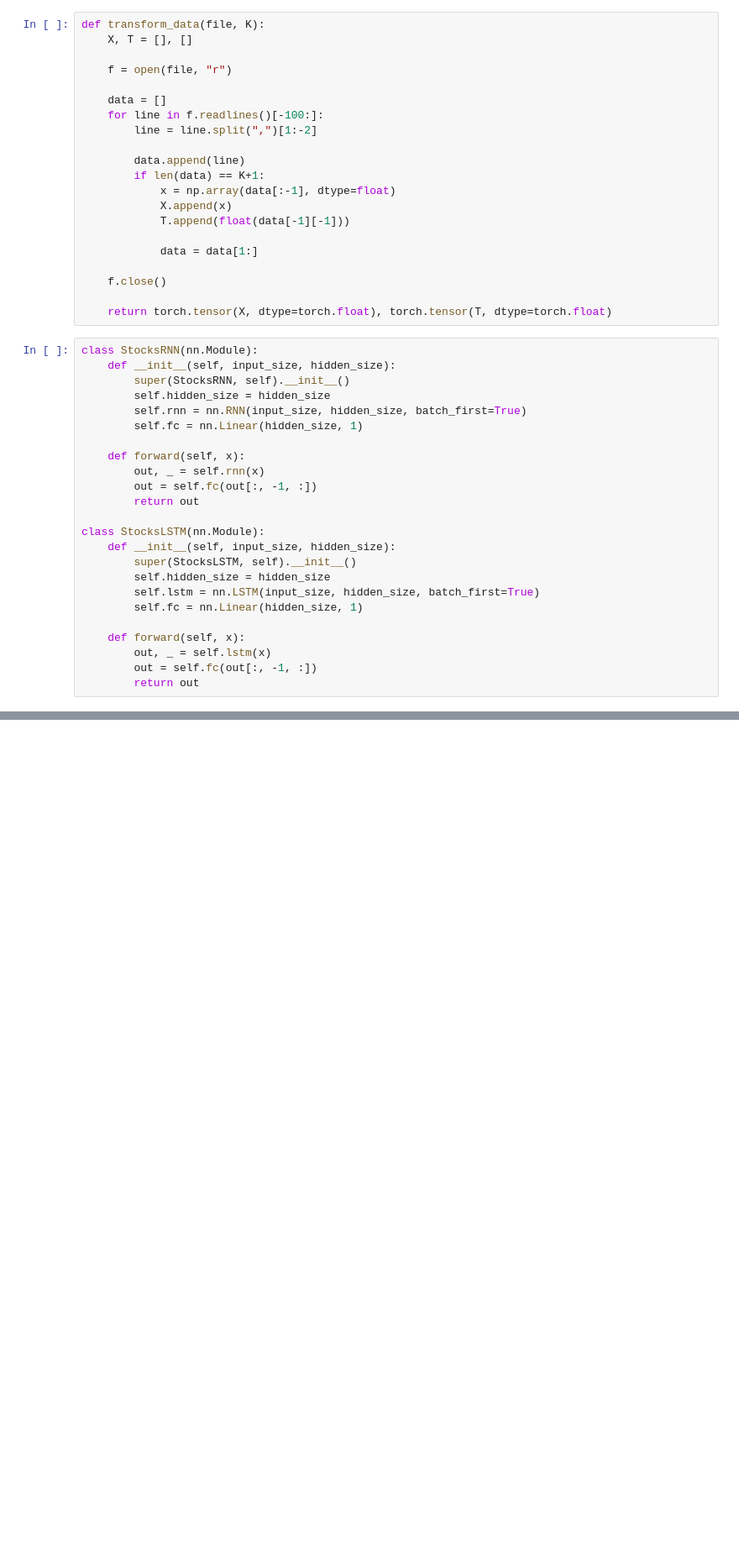
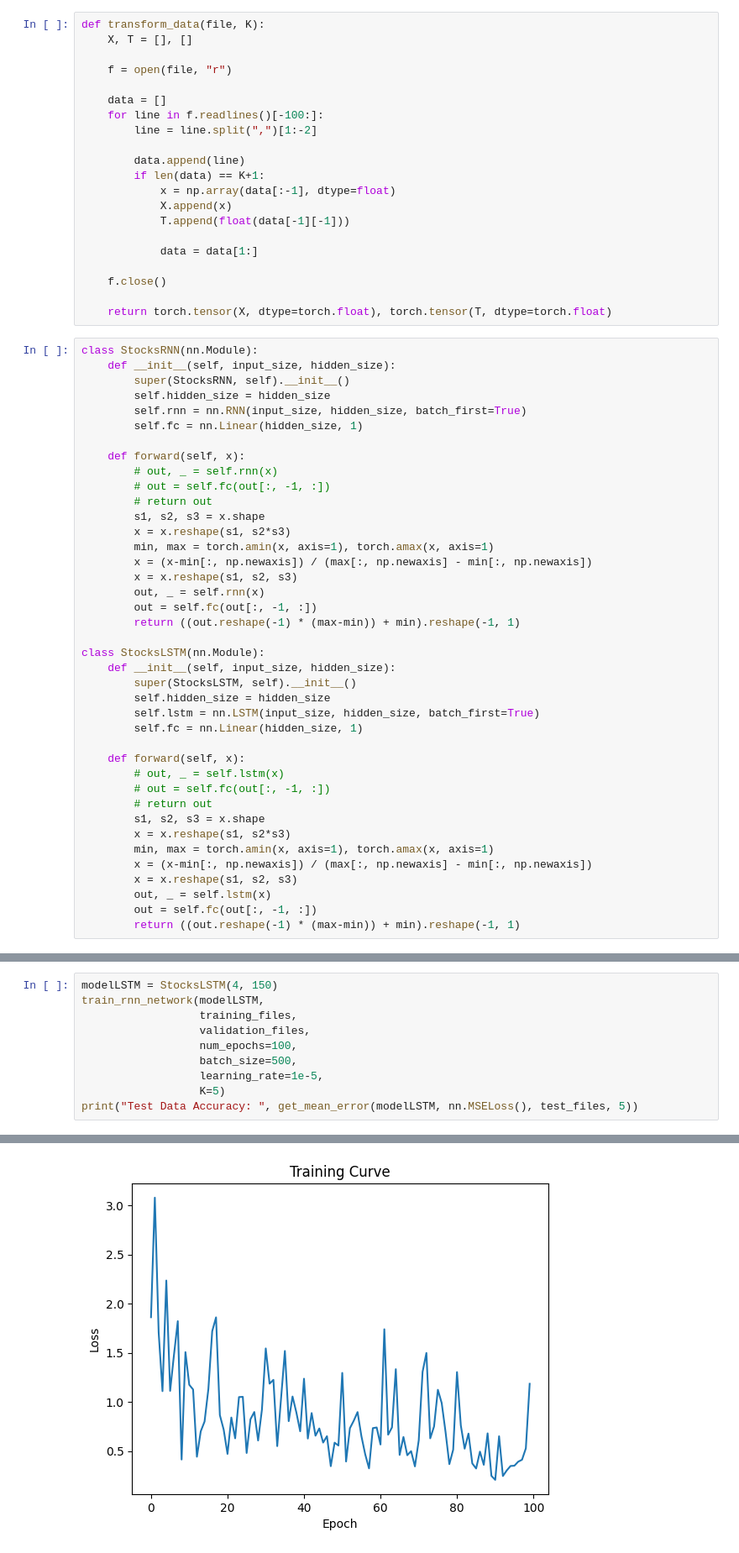
Before and after one commit to Kesavar-Kabilar/StocksRNN-PricePredictor, a Jupyter notebook: StocksRNN.ipynb, the cells around one changed output, grey strips where cells are left out. Shown at 84% size. Drawn from its saved outputs; the diff is of its cells as text; blank space fills up the shorter version.

```diff
--- a/StocksRNN.ipynb
+++ b/StocksRNN.ipynb
@@ -63,9 +65,17 @@ class StocksRNN(nn.Module):
         self.fc = nn.Linear(hidden_size, 1)
 
     def forward(self, x):
+        # out, _ = self.rnn(x)
+        # out = self.fc(out[:, -1, :])
+        # return out
+        s1, s2, s3 = x.shape
+        x = x.reshape(s1, s2*s3)
+        min, max = torch.amin(x, axis=1), torch.amax(x, axis=1)
+        x = (x-min[:, np.newaxis]) / (max[:, np.newaxis] - min[:, np.newaxis])
+        x = x.reshape(s1, s2, s3)
         out, _ = self.rnn(x)
         out = self.fc(out[:, -1, :])
-        return out
+        return ((out.reshape(-1) * (max-min)) + min).reshape(-1, 1)
 
 class StocksLSTM(nn.Module):
     def __init__(self, input_size, hidden_size):
@@ -75,6 +85,14 @@ class StocksLSTM(nn.Module):
         self.fc = nn.Linear(hidden_size, 1)
 
     def forward(self, x):
+        # out, _ = self.lstm(x)
+        # out = self.fc(out[:, -1, :])
+        # return out
+        s1, s2, s3 = x.shape
+        x = x.reshape(s1, s2*s3)
+        min, max = torch.amin(x, axis=1), torch.amax(x, axis=1)
+        x = (x-min[:, np.newaxis]) / (max[:, np.newaxis] - min[:, np.newaxis])
+        x = x.reshape(s1, s2, s3)
         out, _ = self.lstm(x)
         out = self.fc(out[:, -1, :])
-        return out
+        return ((out.reshape(-1) * (max-min)) + min).reshape(-1, 1)
@@ -90,0 +199,11 @@ def get_mean_squared_error(model, files, K):
+# %%
+modelLSTM = StocksLSTM(4, 150)
+train_rnn_network(modelLSTM,
+                  training_files,
+                  validation_files,
+                  num_epochs=100,
+                  batch_size=500,
+                  learning_rate=1e-5,
+                  K=5)
+print("Test Data Accuracy: ", get_mean_error(modelLSTM, nn.MSELoss(), test_files, 5))
+# %% [output]
@@ -90,0 +221 @@ def get_mean_squared_error(model, files, K):
+[figure, added]
```
Also changed, not shown: parts of 10 cells of this notebook.
